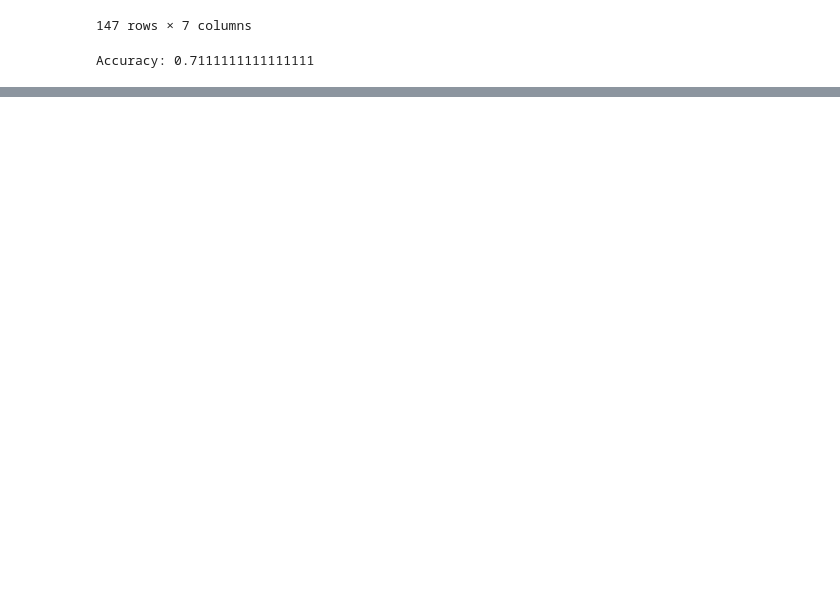
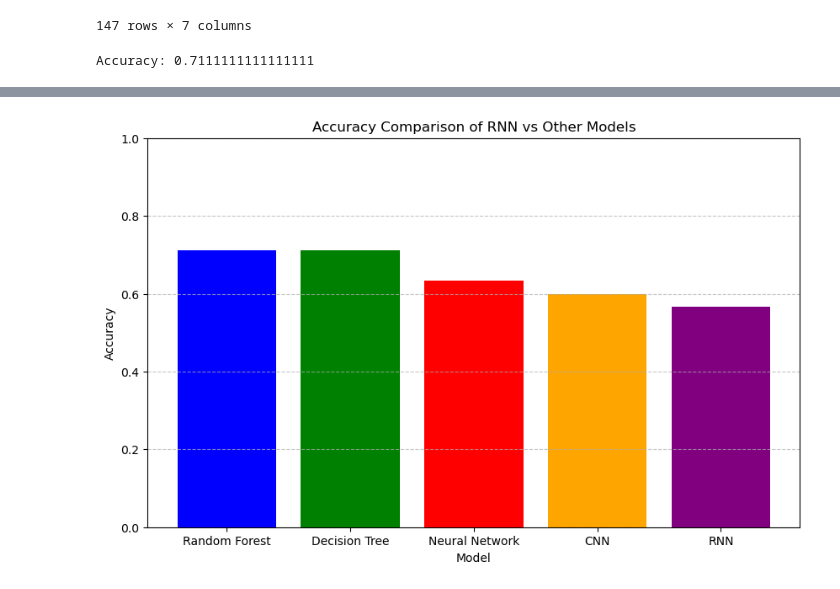
Before and after one commit to Ariful2607/Sistem-Pakar-Deep-Knowledge-Graph, a Jupyter notebook: Model Neo4J/Deep Knowledge Graph.ipynb, the cells around one changed output, grey strips where cells are left out. Drawn from its saved outputs; the diff is of its cells as text; code cells hidden in the pictures; blank space fills up the shorter version.

Commit message:
KG + ML model

```diff
--- a/Model Neo4J/Deep Knowledge Graph.ipynb
+++ b/Model Neo4J/Deep Knowledge Graph.ipynb
@@ -77,6 +77,8 @@ Rice_KG_df
 | 146 | [-0.4613795280456543, 0.186037421... | Bakteri Garis Daun | [PenyakitPadi] | terkenaPatogen | [-0.5734755396842957, -0.18633712... | Xanthomonas oryzae pv. oryzicola | ... |
 147 rows × 7 columns
 # %%
+#Random Forest
+
 from sklearn.model_selection import train_test_split
 from sklearn.ensemble import RandomForestClassifier
 from sklearn.metrics import accuracy_score
@@ -100,11 +102,13 @@ clf.fit(X_train, y_train)
 y_pred = clf.predict(X_test)
 
 # Evaluate the model
-accuracy = accuracy_score(y_test, y_pred)
-print("Accuracy:", accuracy)
+rf_accuracy = accuracy_score(y_test, y_pred)
+print("Accuracy:", rf_accuracy)
 # %% [output]
 Accuracy: 0.7111111111111111
 # %%
+#Decision Tree
+
 from sklearn.tree import DecisionTreeClassifier
 
 # Encode categorical variables if needed
@@ -124,6 +128,6 @@ classifier.fit(X_train, y_train)
 y_pred = classifier.predict(X_test)
 
 # Evaluate accuracy
-accuracy = accuracy_score(y_test, y_pred)
-print("Accuracy:", accuracy)
+dt_accuracy = accuracy_score(y_test, y_pred)
+print("Accuracy:", dt_accuracy)
 # %% [output]
@@ -131,4 +135,6 @@ Accuracy: 0.7333333333333333
 # %%
+#Neural Network
+
 from tensorflow.keras.models import Sequential
 from tensorflow.keras.layers import Dense
 
@@ -155,9 +161,9 @@ model.compile(optimizer='adam',
               metrics=['accuracy'])
 
 # Train the model
-model.fit(X_train, y_train, epochs=10, batch_size=32, verbose=1)
+model.fit(X_train, y_train, epochs=100, batch_size=16, verbose=1)
 
 # Evaluate the model
-loss, accuracy = model.evaluate(X_test, y_test)
-print("Accuracy:", accuracy)
+loss, nn_accuracy = model.evaluate(X_test, y_test)
+print("Accuracy:", nn_accuracy)
 # %% [output]
@@ -197,0 +284,22 @@ array([[ 0.26170042,  0.07159162,  0.04994822, ..., -0.76906621,
+# %%
+import matplotlib.pyplot as plt
+
+# Assuming you have the accuracy scores of four other models stored in variables
+
+# Define the model names
+model_names = ['Random Forest', 'Decision Tree', 'Neural Network', 'CNN', 'RNN']
+
+# Define the accuracy scores
+accuracy_scores = [rf_accuracy, dt_accuracy, nn_accuracy, cnn_accuracy, rnn_accuracy]
+
+# Plot the bar chart
+plt.figure(figsize=(10, 6))
+plt.bar(model_names, accuracy_scores, color=['blue', 'green', 'red', 'orange', 'purple'])
+plt.xlabel('Model')
+plt.ylabel('Accuracy')
+plt.title('Accuracy Comparison of RNN vs Other Models')
+plt.ylim(0, 1)  # Set the y-axis limits to ensure all bars are visible
+plt.grid(axis='y', linestyle='--', alpha=0.7)
+plt.show()
+# %% [output]
+[figure, added]
```
Also changed, not shown: parts of 5 cells of this notebook.
